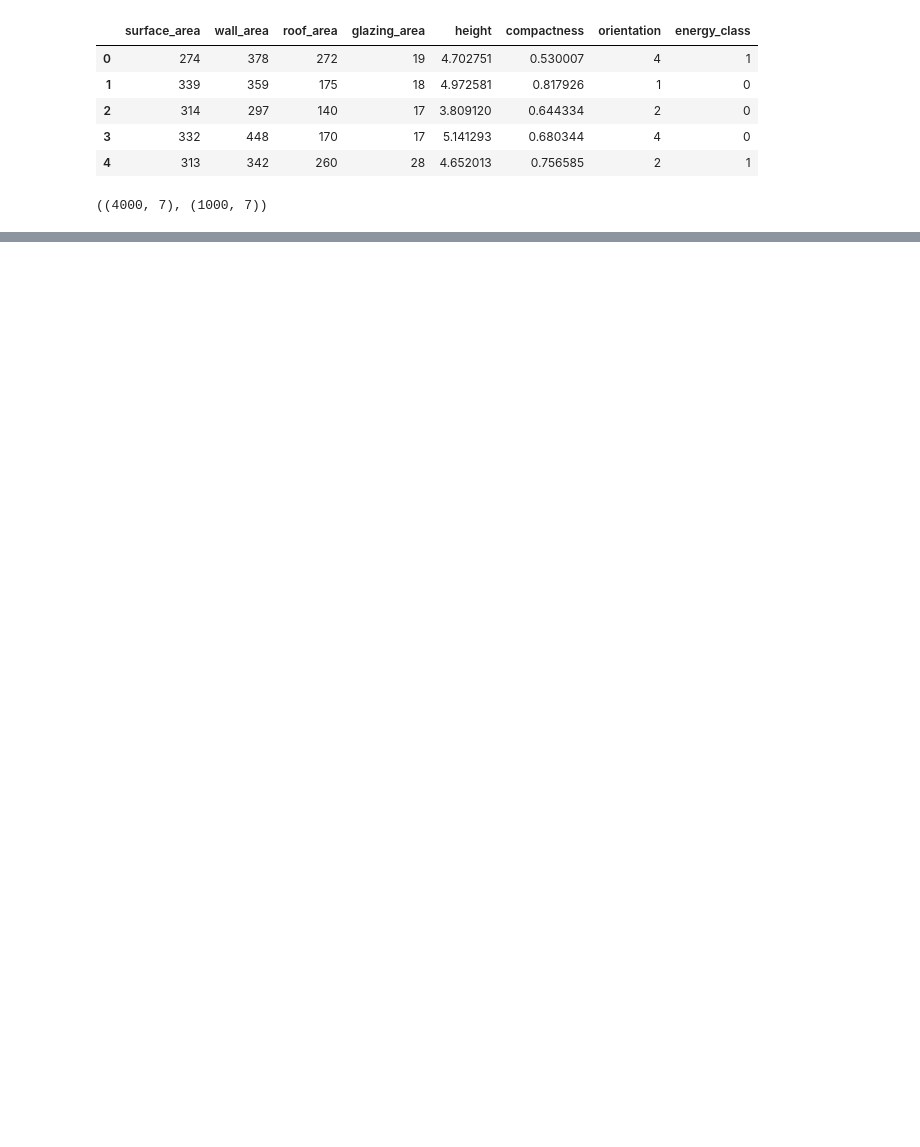
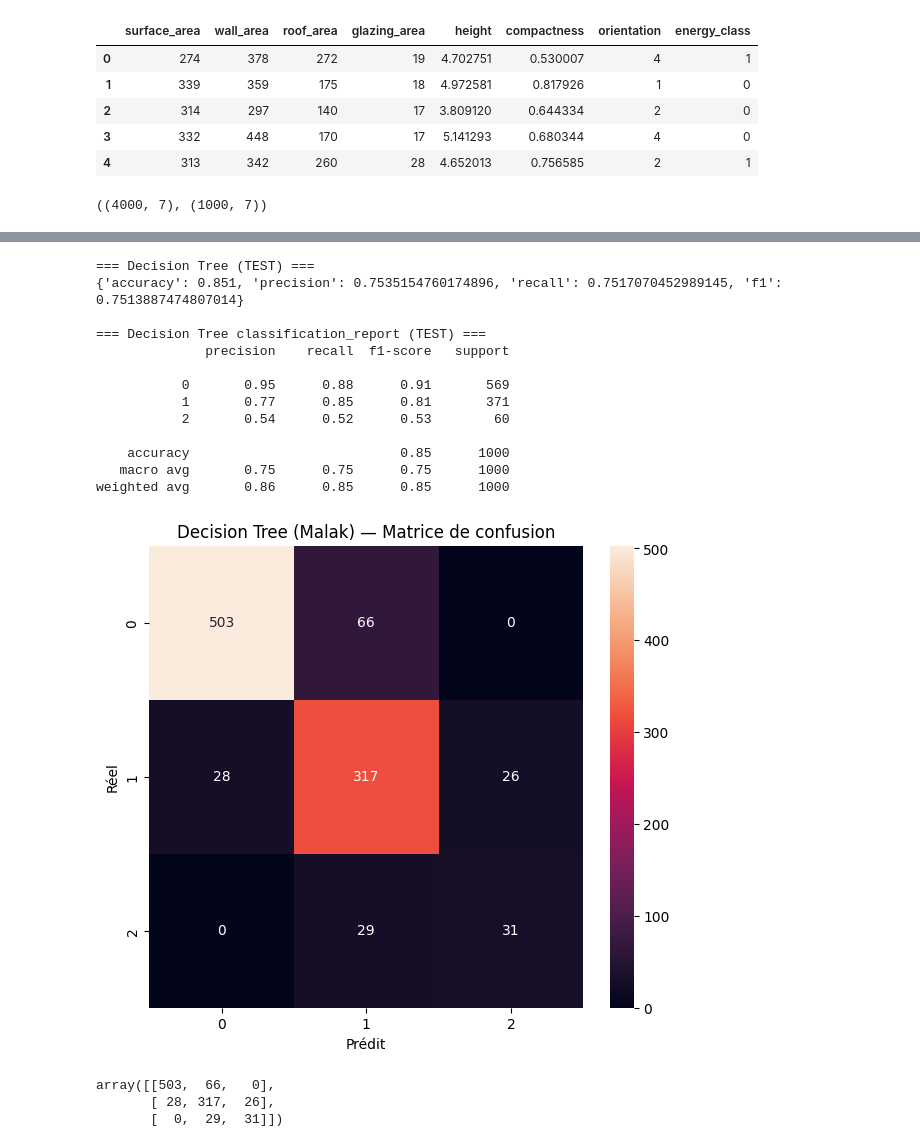
Before and after one commit to aicha53-dot/energy-classification-project, a Jupyter notebook: notebooks/05_comparison.ipynb, the cells around one changed output, grey strips where cells are left out. Saved outputs shown, nothing was run; the diff lists cells and outputs as text; code cells hidden in the pictures; blank space fills up the shorter version.

```diff
--- a/notebooks/05_comparison.ipynb
+++ b/notebooks/05_comparison.ipynb
@@ -46,0 +119,32 @@ X_train.shape, X_test.shape
+# %%
+tree_model = DecisionTreeClassifier(max_depth=4, random_state=42)
+tree_model.fit(X_train, y_train)
+
+tree_pred_test = tree_model.predict(X_test)
+tree_pred_train = tree_model.predict(X_train)
+
+print("=== Decision Tree (TEST) ===")
+print(metrics_macro(y_test, tree_pred_test))
+
+print("\n=== Decision Tree classification_report (TEST) ===")
+print(classification_report(y_test, tree_pred_test, zero_division=0))
+
+show_confusion(y_test, tree_pred_test, "Decision Tree (Malak) — Matrice de confusion")
+# %% [output]
+=== Decision Tree (TEST) ===
+{'accuracy': 0.851, 'precision': 0.7535154760174896, 'recall': 0.7517070452989145, 'f1': 0.7513887474807014}
+
+=== Decision Tree classification_report (TEST) ===
+              precision    recall  f1-score   support
+
+           0       0.95      0.88      0.91       569
+           1       0.77      0.85      0.81       371
+           2       0.54      0.52      0.53        60
+
+    accuracy                           0.85      1000
+   macro avg       0.75      0.75      0.75      1000
+weighted avg       0.86      0.85      0.85      1000
+[figure, added]
+array([[503,  66,   0],
+       [ 28, 317,  26],
+       [  0,  29,  31]])
```
Also changed, not shown: parts of 14 cells of this notebook.
